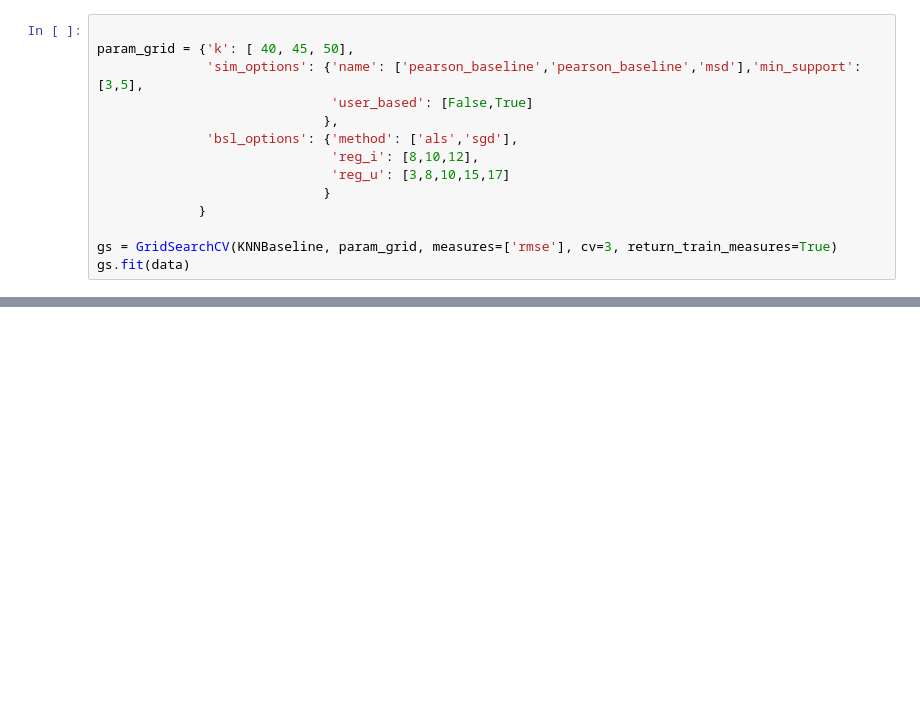
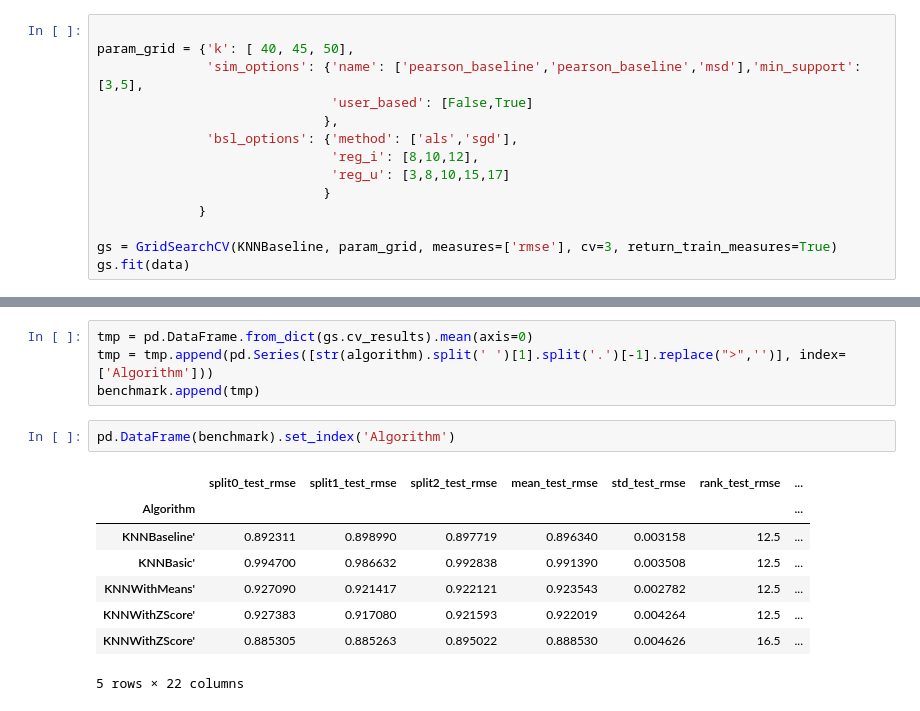
Before and after one commit to viktoriasin/n_homework, a Jupyter notebook: recsis_block/lecture-3/lecture-3-part-2.ipynb, the cells around one changed output, grey strips where cells are left out. Drawn from its saved outputs; the diff is of its cells as text; blank space fills up the shorter version.

```diff
--- a/recsis_block/lecture-3/lecture-3-part-2.ipynb
+++ b/recsis_block/lecture-3/lecture-3-part-2.ipynb
@@ -190,0 +258,15 @@ gs.fit(data)
+# %%
+tmp = pd.DataFrame.from_dict(gs.cv_results).mean(axis=0)
+tmp = tmp.append(pd.Series([str(algorithm).split(' ')[1].split('.')[-1].replace(">",'')], index=['Algorithm']))
+benchmark.append(tmp)
+# %%
+pd.DataFrame(benchmark).set_index('Algorithm')
+# %% [output]
+|  | split0_test_rmse | split1_test_rmse | split2_test_rmse | mean_test_rmse | std_test_rmse | rank_test_rmse | ... |
+| Algorithm |  |  |  |  |  |  | ... |
+| KNNBaseline' | 0.892311 | 0.898990 | 0.897719 | 0.896340 | 0.003158 | 12.5 | ... |
+| KNNBasic' | 0.994700 | 0.986632 | 0.992838 | 0.991390 | 0.003508 | 12.5 | ... |
+| KNNWithMeans' | 0.927090 | 0.921417 | 0.922121 | 0.923543 | 0.002782 | 12.5 | ... |
+| KNNWithZScore' | 0.927383 | 0.917080 | 0.921593 | 0.922019 | 0.004264 | 12.5 | ... |
+| KNNWithZScore' | 0.885305 | 0.885263 | 0.895022 | 0.888530 | 0.004626 | 16.5 | ... |
+5 rows × 22 columns
```
Also changed, not shown: parts of 5 cells of this notebook, 1 other file.
